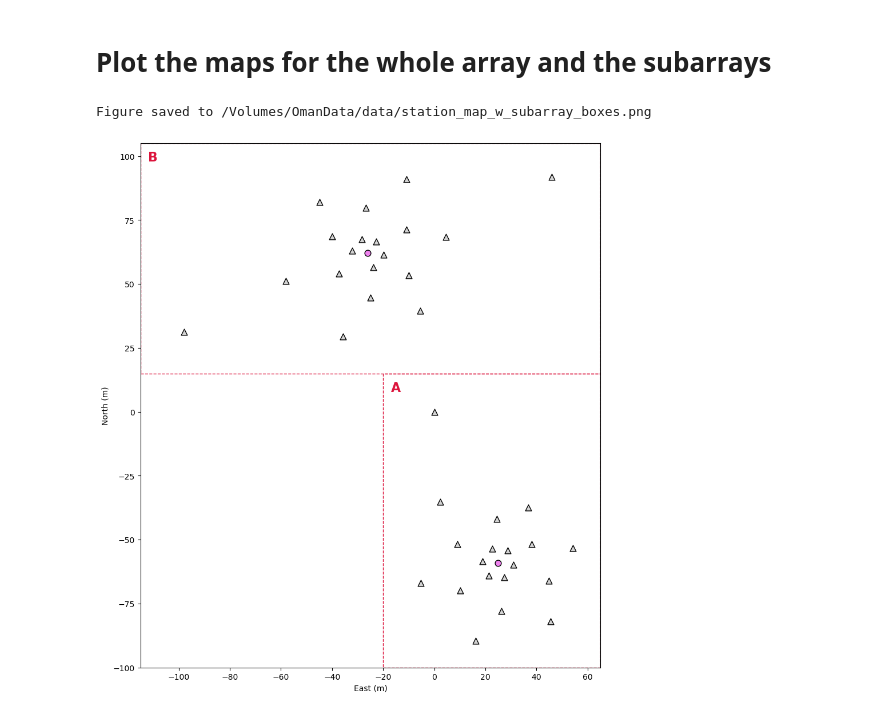
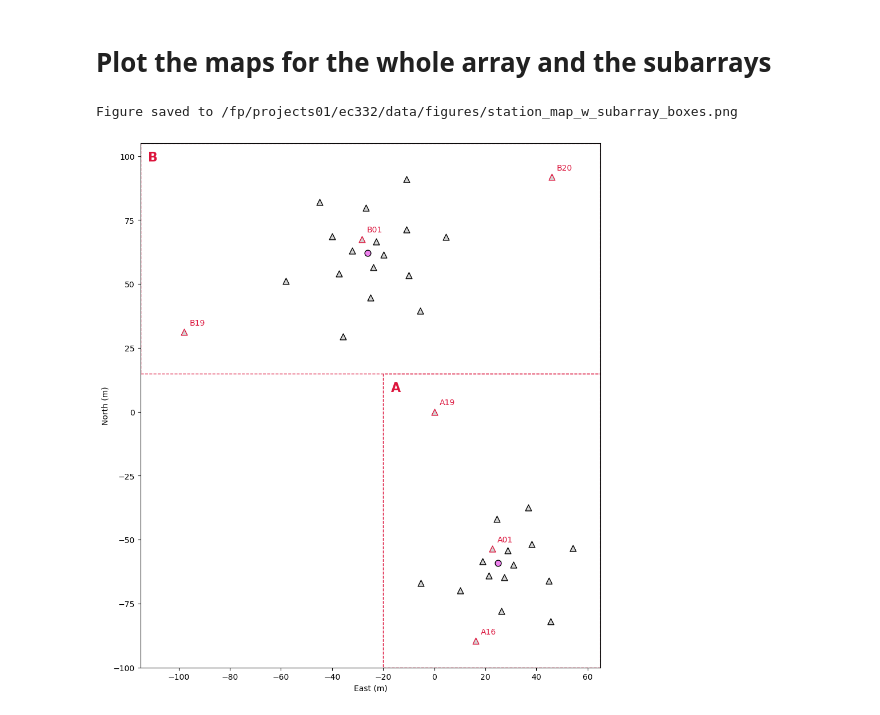
Before and after one commit to SerpRateAI/oman_microearthquakes, a Jupyter notebook: plot_station_maps.ipynb, the cells around one changed output. Saved outputs shown, nothing was run; the diff lists cells and outputs as text; code cells hidden in the pictures.

Commit message:
Modified the codes for plotting station maps; also added the codes for plotting the geophone spectral peaks and array detection bin counts for a day

```diff
--- a/plot_station_maps.ipynb
+++ b/plot_station_maps.ipynb
@@ -15,7 +15,7 @@ from utils_plot import save_figure
 from os.path import join
 # %%
 # Inputs
-stations_highlight = inner_stations
+stations_highlight = ["A01", "A16", "A19", "B01", "B19", "B20"]
 
 size_station_whole = 60
 size_station_a = 80
@@ -33,10 +33,10 @@ edgewidth_normal = 0.5
 edgewidth_highlight = 1.5
 # %%
 # Read the station and borehole coordinates
-inpath = join(rootdir, "stations.csv")
+inpath = join(geo_dir, "geo_stations.csv")
 stadf = pd.read_csv(inpath, index_col=0)
 
-inpath = join(rootdir, "boreholes.csv")
+inpath = join(hydro_dir, "boreholes.csv")
 bordf = pd.read_csv(inpath, index_col=0)
 # %%
 # Plot the whole array
@@ -45,47 +45,44 @@ ax = fig.add_subplot(111)
 
 for i, row in stadf.iterrows():
     name = row["name"]
-    # if name in INNER_STATIONS:
-    #     ax.scatter(row["east"], row["north"], marker="^", color="black", edgecolors="black", s=size_station_whole)
-    # else:
-    #     ax.scatter(row["east"], row["north"], marker="^", color="lightgray", edgecolors="black", s=size_station_whole)
-    ax.scatter(row["east"], row["north"], marker="^", color="lightgray", edgecolors="black", s=size_station_whole)
-
-    # if name in stations_highlight:
-    #     ax.annotate(name, xy=(row["east"], row["north"]), xytext=(row["east"]+5, row["north"]+5), fontsize=10, ha="left", va="bottom")
+    if name in stations_highlight:
+        ax.scatter(row["east"], row["north"], marker="^", color="lightgray", edgecolors="crimson", s=size_station_whole)
+        ax.annotate(name, xy=(row["east"], row["north"]), xytext=(row["east"]+2, row["north"]+2), color = "crimson", fontsize=10, ha="left", va="bottom")
+    else:
+        ax.scatter(row["east"], row["north"], marker="^", color="lightgray", edgecolors="black", s=size_station_whole)
 
 for i, row in bordf.iterrows():
     ax.scatter(row["east"], row["north"], marker="o", color="violet", edgecolors="black", s=size_borehole_whole)
 
 ax.text(eastmin_a+3, northmax_a-3, "A", ha="left", va="top", fontsize=16, fontweight="bold", color="crimson")
 ax.text(eastmin_b+3, northmax_b-3, "B", ha="left", va="top", fontsize=16, fontweight="bold", color="crimson")
 
 ax.set_xlabel("East (m)")
 ax.set_ylabel("North (m)")
 ax.set_xlim(eastmin_whole, eastmax_whole)
 ax.set_ylim(northmin_whole, northmax_whole)
 ax.set_aspect("equal")
 
 
 # Create the rectangle patch
 rect1 = Rectangle((eastmin_a, northmin_a), eastmax_a - eastmin_a, northmax_a - northmin_a,
                     linewidth=1, edgecolor='crimson', facecolor='none', linestyle='dashed')
 
 rect2 = Rectangle((eastmin_b, northmin_b), eastmax_b - eastmin_b, northmax_b - northmin_b,
                     linewidth=1, edgecolor='crimson', facecolor='none', linestyle='dashed')
 
 # Add the rectangle patch to the plot
 ax.add_patch(rect1)
 ax.add_patch(rect2)
 
 ## Save the figure
 fig.tight_layout()
 filename = f"station_map_w_subarray_boxes.png"
 
 save_figure(fig, filename)
 # %% [output]
-Figure saved to /Volumes/OmanData/data/station_map_w_subarray_boxes.png
+Figure saved to /fp/projects01/ec332/data/figures/station_map_w_subarray_boxes.png
-[figure, old version]
+[figure, new version]
 # %%
 # Plot Subarray A
 fig = plt.figure(figsize=((eastmax_a-eastmin_a)/scale_a, (northmax_a-northmin_a)/scale_a))
```
Also changed, not shown: parts of 3 cells of this notebook, 5 other files.
